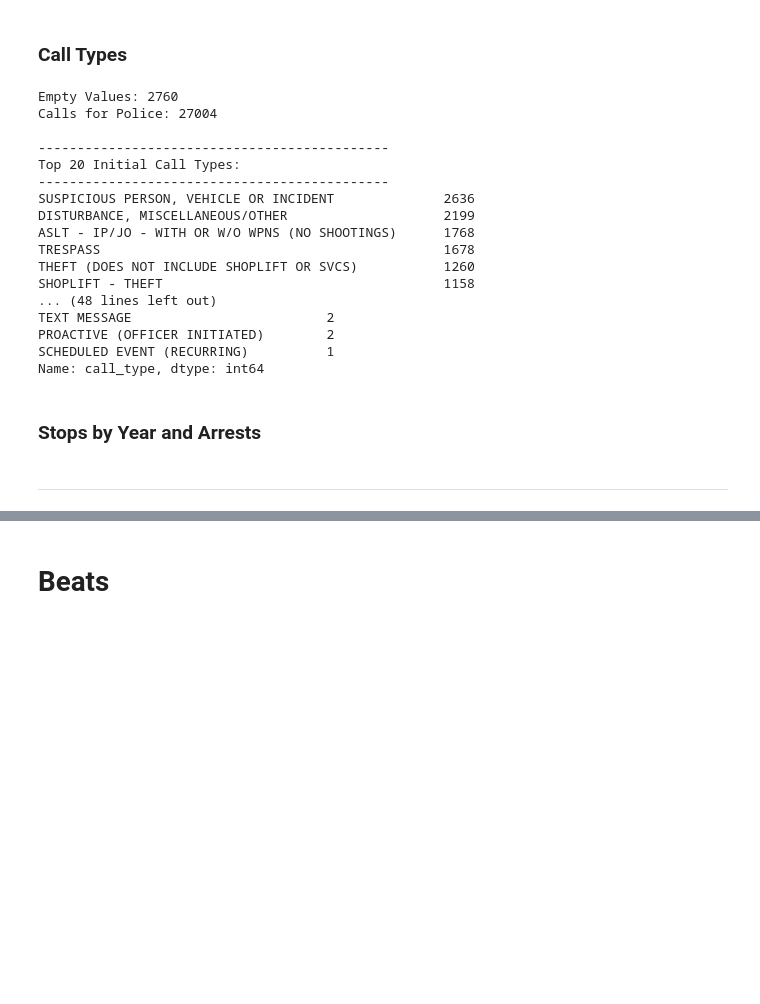
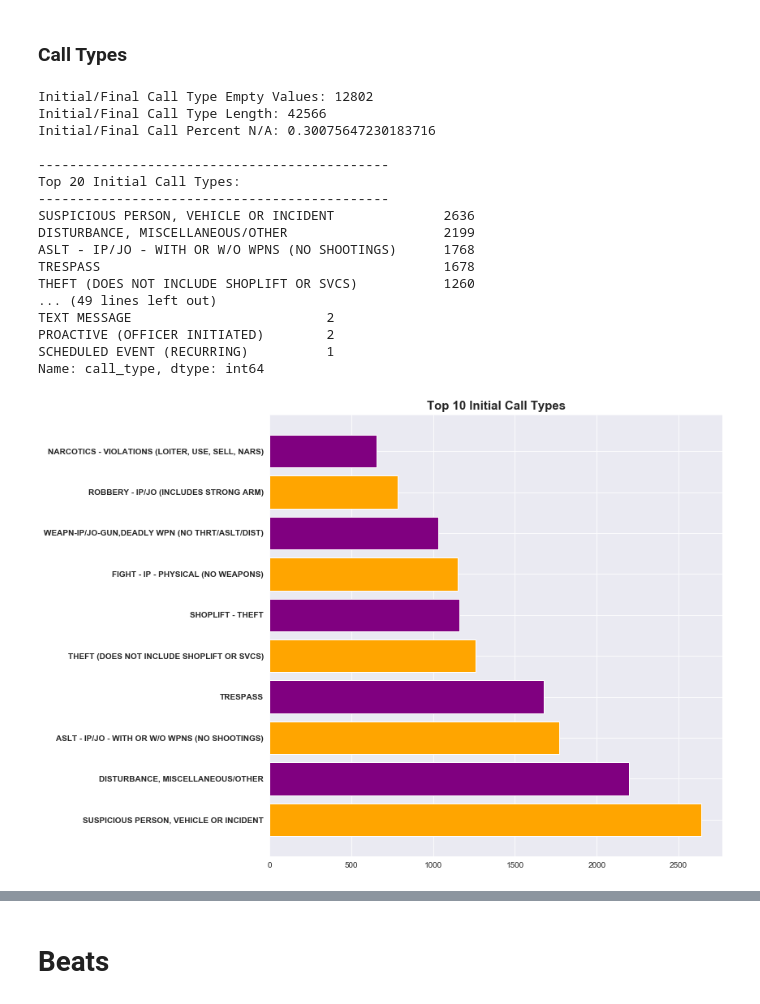
Before and after one commit to kevinmacmat/investigating_terry_stops, a Jupyter notebook: eda-Copy1.ipynb, the cells around one changed output, grey strips where cells are left out. Drawn from its saved outputs; the diff is of its cells as text; code cells hidden in the pictures; blank space fills up the shorter version.

```diff
--- a/eda-Copy1.ipynb
+++ b/eda-Copy1.ipynb
@@ -88,14 +84,16 @@ plt.show()
 # %% [markdown]
 ### Call Types
 # %%
-print('{} {}'.format('Empty Values:', df.init_call_type.value_counts()[0].sum()))
-print('{} {}\n'.format('Calls for Police:', df.init_call_type.value_counts()[1:].sum()))
+print('{} {}'.format('Initial/Final Call Type Empty Values:', df.init_call_type.isna().sum()))
+print('{} {}'.format('Initial/Final Call Type Length:', len(df.init_call_type)))
+print('{} {}\n'.format('Initial/Final Call Percent N/A:', df.init_call_type.isna().sum()/len(df.init_call_type)))
 print('{}\n{}\n{}\n{}\n'.format('---'*15, 'Top 20 Initial Call Types: ', '---'*15, df.init_call_type.value_counts()[1:21]))
 print('{}\n{}\n{}\n{}'.format('---'*15, 'Top 20 Final (Officer Determined) Call Types: ', '---'*15, df.final_call_type.value_counts()[1:21]))
 print('\n{}\n{}\n{}\n{}'.format('---'*15, 'How Call Was Made:', '---'*15, df.call_type.value_counts()))
 # %% [output]
-Empty Values: 2760
-Calls for Police: 27004
+Initial/Final Call Type Empty Values: 12802
+Initial/Final Call Type Length: 42566
+Initial/Final Call Percent N/A: 0.30075647230183716
 
 ---------------------------------------------
 Top 20 Initial Call Types:
@@ -105,13 +103,18 @@ DISTURBANCE, MISCELLANEOUS/OTHER                    2199
 ASLT - IP/JO - WITH OR W/O WPNS (NO SHOOTINGS)      1768
 TRESPASS                                            1678
 THEFT (DOES NOT INCLUDE SHOPLIFT OR SVCS)           1260
-SHOPLIFT - THEFT                                    1158
-... (48 lines left out)
+... (49 lines left out)
 TEXT MESSAGE                         2
 PROACTIVE (OFFICER INITIATED)        2
 SCHEDULED EVENT (RECURRING)          1
 Name: call_type, dtype: int64
-# %% [markdown]
-### Stops by Year and Arrests
-# %% [markdown]
----
+# %%
+init_call_names = df.init_call_type.value_counts()[1:11].index
+init_call_values = df.init_call_type.value_counts()[1:11].values
+plt.figure(figsize=(10,10))
+plt.barh(init_call_names, init_call_values, color=['orange', 'purple'])
+plt.yticks(fontweight='bold')
+plt.title('Top 10 Initial Call Types', fontweight='bold', fontsize=15)
+plt.show()
+# %% [output]
+[figure, added]
```
Also changed, not shown: parts of 9 cells of this notebook.
